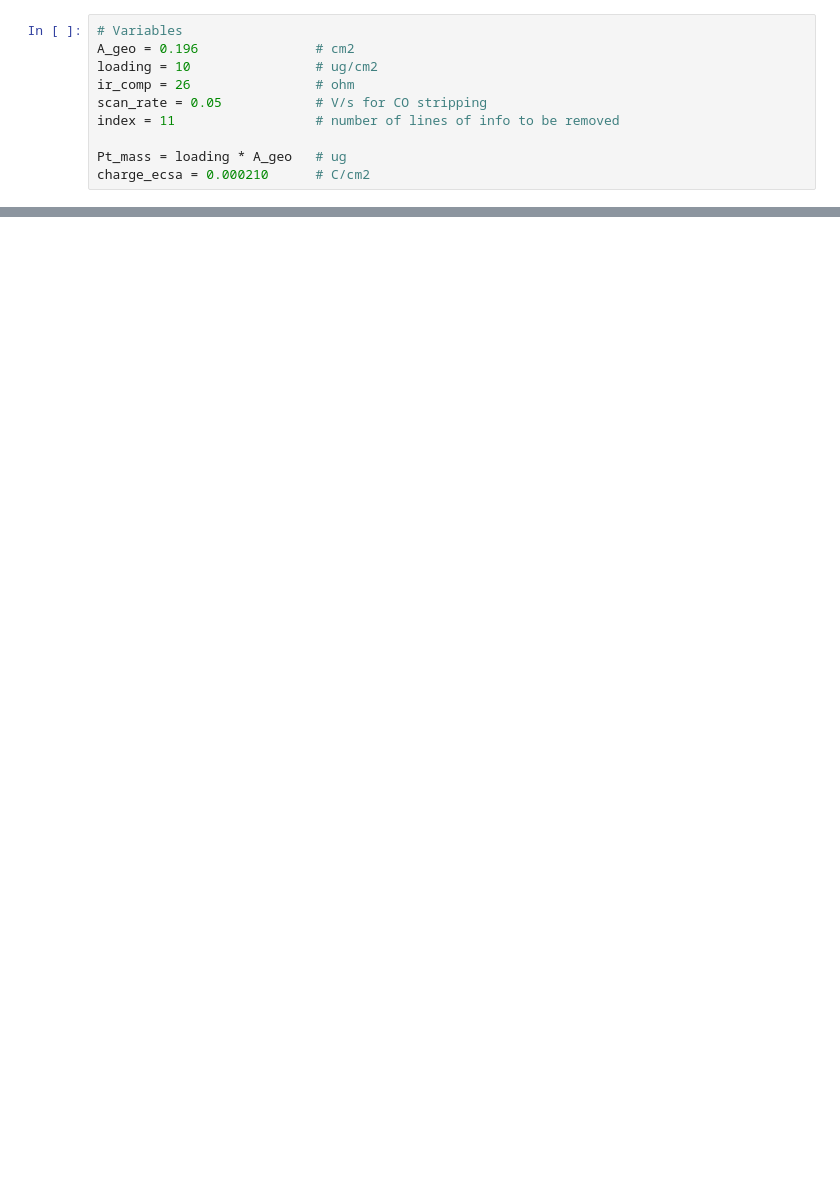
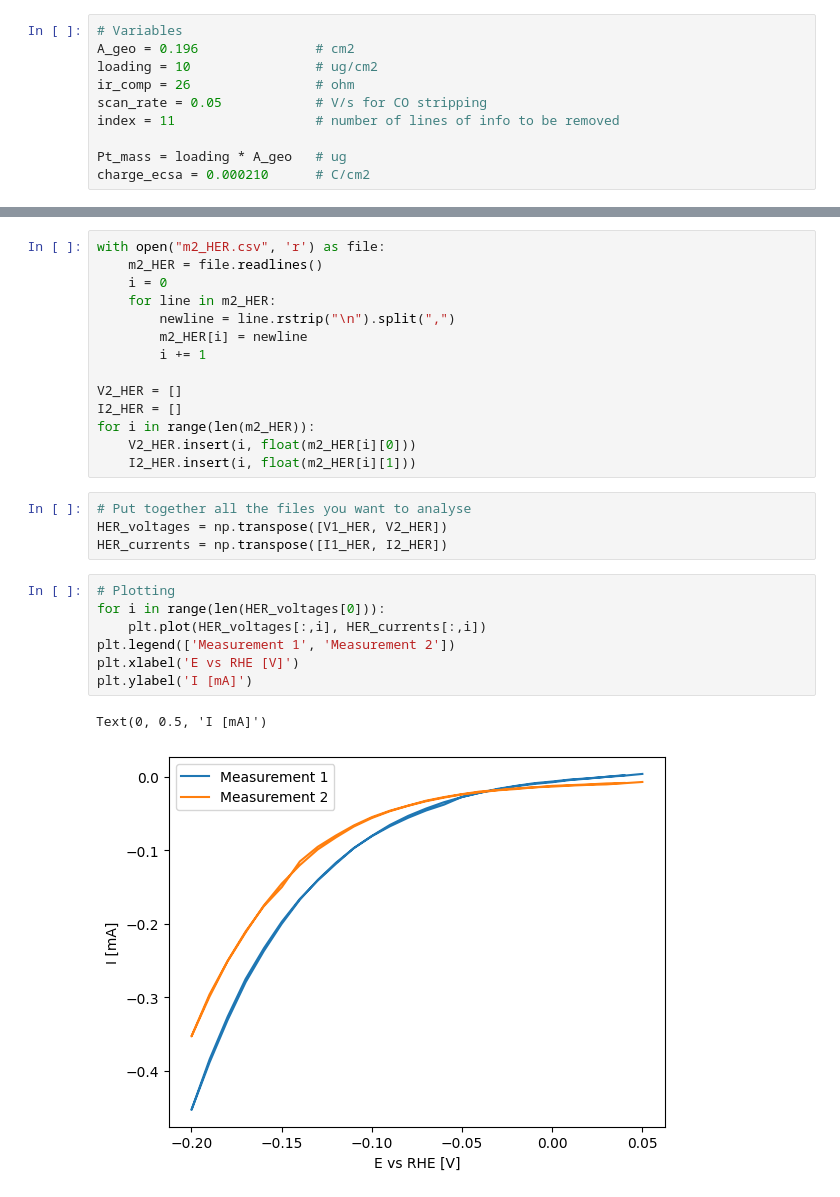
Before and after one commit to linneabjork/RRDE_analysis, a Jupyter notebook: run_activity.ipynb, the cells around one changed output, grey strips where cells are left out. Cells and saved outputs as stored; diff of their text form; blank space fills up the shorter version.

```diff
--- a/run_activity.ipynb
+++ b/run_activity.ipynb
@@ -128,0 +136,28 @@ Shift by 0.000207 V.
+# %%
+with open("m2_HER.csv", 'r') as file:
+    m2_HER = file.readlines()
+    i = 0
+    for line in m2_HER:
+        newline = line.rstrip("\n").split(",")
+        m2_HER[i] = newline
+        i += 1
+
+V2_HER = []
+I2_HER = []
+for i in range(len(m2_HER)):
+    V2_HER.insert(i, float(m2_HER[i][0]))
+    I2_HER.insert(i, float(m2_HER[i][1]))
+# %%
+# Put together all the files you want to analyse
+HER_voltages = np.transpose([V1_HER, V2_HER])
+HER_currents = np.transpose([I1_HER, I2_HER])
+# %%
+# Plotting
+for i in range(len(HER_voltages[0])):
+    plt.plot(HER_voltages[:,i], HER_currents[:,i])
+plt.legend(['Measurement 1', 'Measurement 2'])
+plt.xlabel('E vs RHE [V]')
+plt.ylabel('I [mA]')
+# %% [output]
+Text(0, 0.5, 'I [mA]')
+[figure, added]
```
Also changed, not shown: parts of 27 cells of this notebook.
